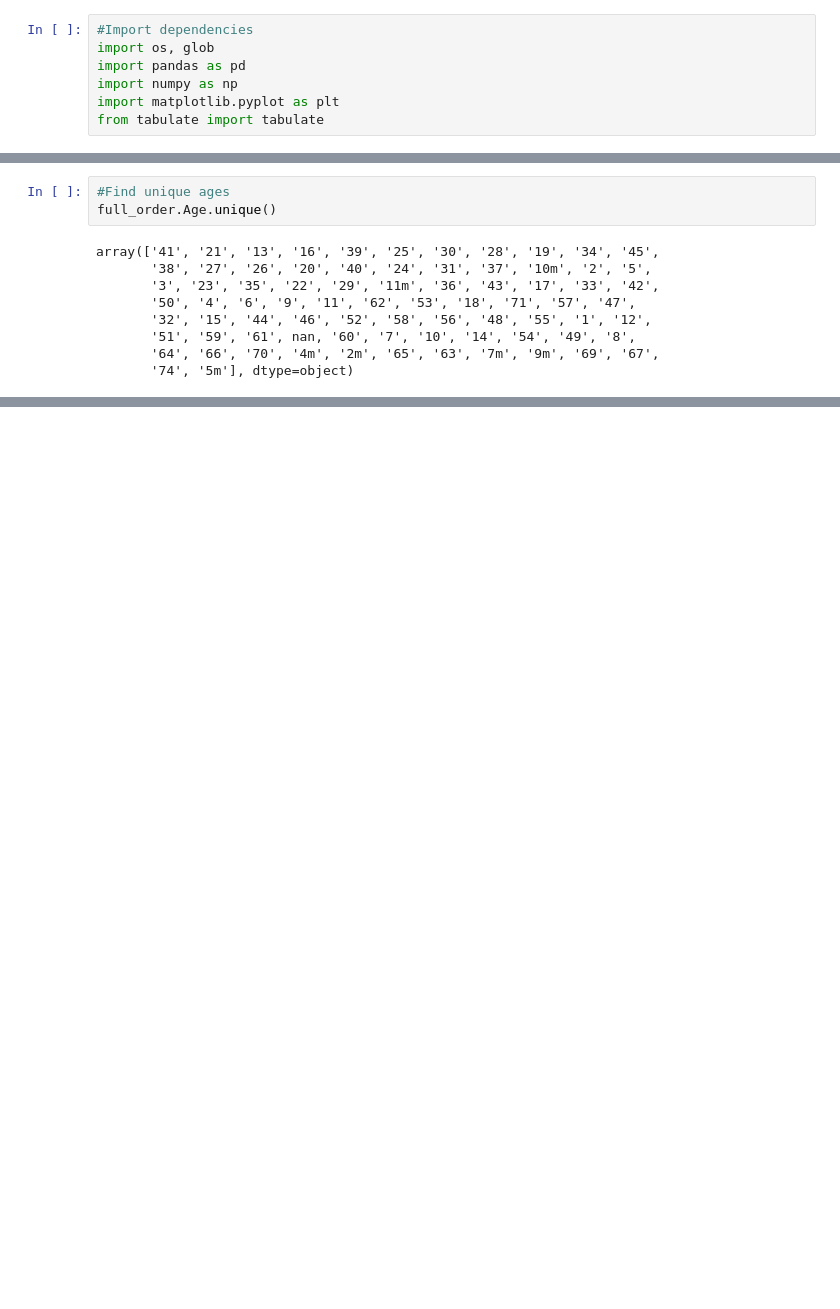
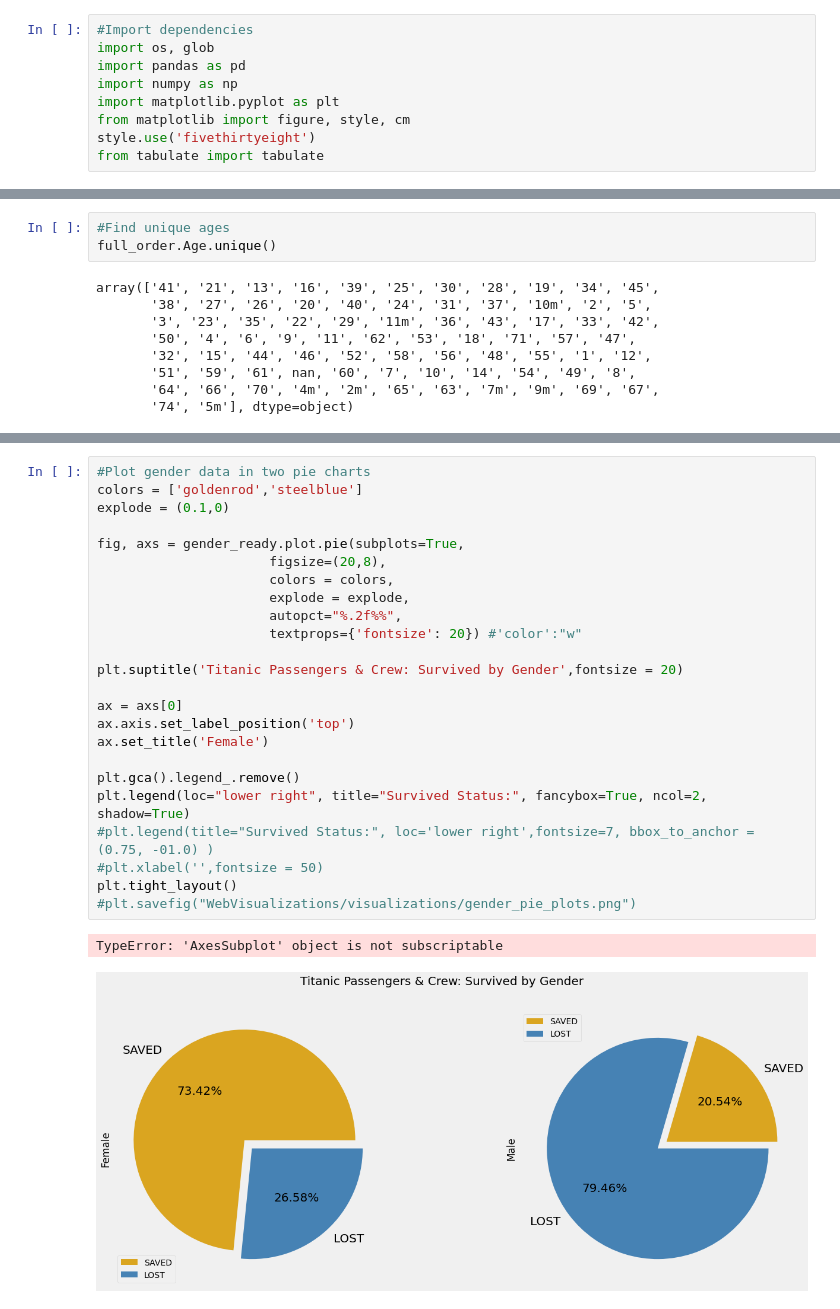
Before and after one commit to nataligracia/webdesign_titanic, a Jupyter notebook: Titanic Passenger and Crew Analysis.ipynb, the cells around one changed output, grey strips where cells are left out. Cells and saved outputs as stored; diff of their text form; blank space fills up the shorter version.

```diff
--- a/Titanic Passenger and Crew Analysis.ipynb
+++ b/Titanic Passenger and Crew Analysis.ipynb
@@ -8,6 +8,8 @@ import os, glob
 import pandas as pd
 import numpy as np
 import matplotlib.pyplot as plt
+from matplotlib import figure, style, cm
+style.use('fivethirtyeight')
 from tabulate import tabulate
 # %%
 #Pulling data from CSVs
@@ -402,0 +265,27 @@ full_age.Type.unique()
+# %%
+#Plot gender data in two pie charts
+colors = ['goldenrod','steelblue']
+explode = (0.1,0)
+
+fig, axs = gender_ready.plot.pie(subplots=True,
+                      figsize=(20,8),
+                      colors = colors,
+                      explode = explode,
+                      autopct="%.2f%%",
+                      textprops={'fontsize': 20}) #'color':"w"
+
+plt.suptitle('Titanic Passengers & Crew: Survived by Gender',fontsize = 20)
+
+ax = axs[0]
+ax.axis.set_label_position('top')
+ax.set_title('Female')
+
+plt.gca().legend_.remove()
+plt.legend(loc="lower right", title="Survived Status:", fancybox=True, ncol=2, shadow=True)
+#plt.legend(title="Survived Status:", loc='lower right',fontsize=7, bbox_to_anchor = (0.75, -01.0) )
+#plt.xlabel('',fontsize = 50)
+plt.tight_layout()
+#plt.savefig("WebVisualizations/visualizations/gender_pie_plots.png")
+# %% [output]
+TypeError: 'AxesSubplot' object is not subscriptable
+[figure, added]
```
Also changed, not shown: parts of 73 cells of this notebook, 13 other files.
